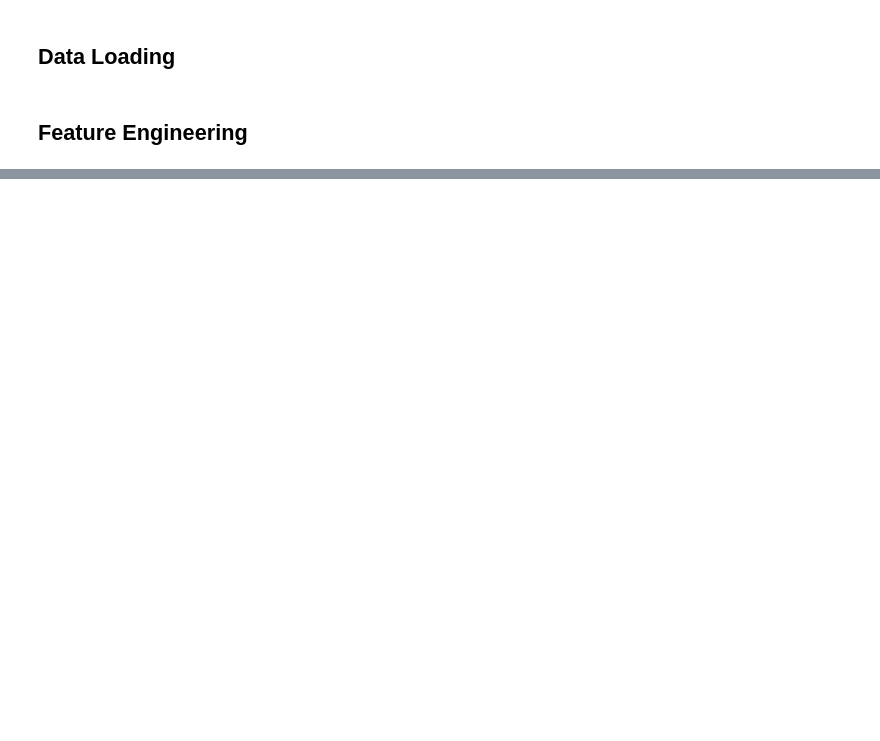
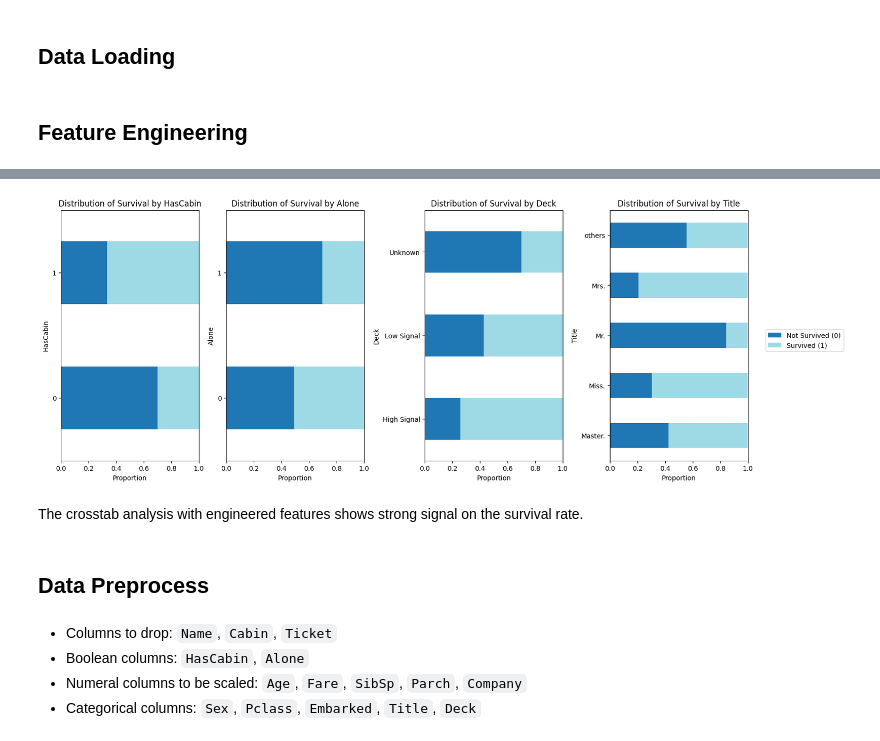
Before and after one commit to vvclin-git/kaggle-tabular-classification-titanic, a Jupyter notebook: notebooks/02_improve_train.ipynb, the cells around one changed output, grey strips where cells are left out. Drawn from its saved outputs; the diff is of its cells as text; code cells hidden in the pictures; blank space fills up the shorter version.

```diff
--- a/notebooks/02_improve_train.ipynb
+++ b/notebooks/02_improve_train.ipynb
@@ -450,0 +383,24 @@ room_df.head()
+# %%
+def deck_class(deck):
+    if deck=='Unknown':
+        return 'Unknown'
+    elif deck in ['E', 'D', 'B', 'T']:
+        return 'High Signal'
+    else:
+        return 'Low Signal'
+
+X['Deck'] = X['Deck'].apply(deck_class)
+
+col_list = ['HasCabin', 'Alone', 'Deck', 'Title']
+plot_survival_distribution(X, col_list, y)
+# %% [output]
+[figure, added]
+# %% [markdown]
+The crosstab analysis with engineered features shows strong signal on the survival rate.
+# %% [markdown]
+## Data Preprocess
+# %% [markdown]
+* Columns to drop: `Name`, `Cabin`, `Ticket`
+* Boolean columns: `HasCabin`, `Alone`
+* Numeral columns to be scaled: `Age`, `Fare`, `SibSp`, `Parch`, `Company`
+* Categorical columns: `Sex`, `Pclass`, `Embarked`, `Title`, `Deck`
```
Also changed, not shown: parts of 22 cells of this notebook, 1 other file.
